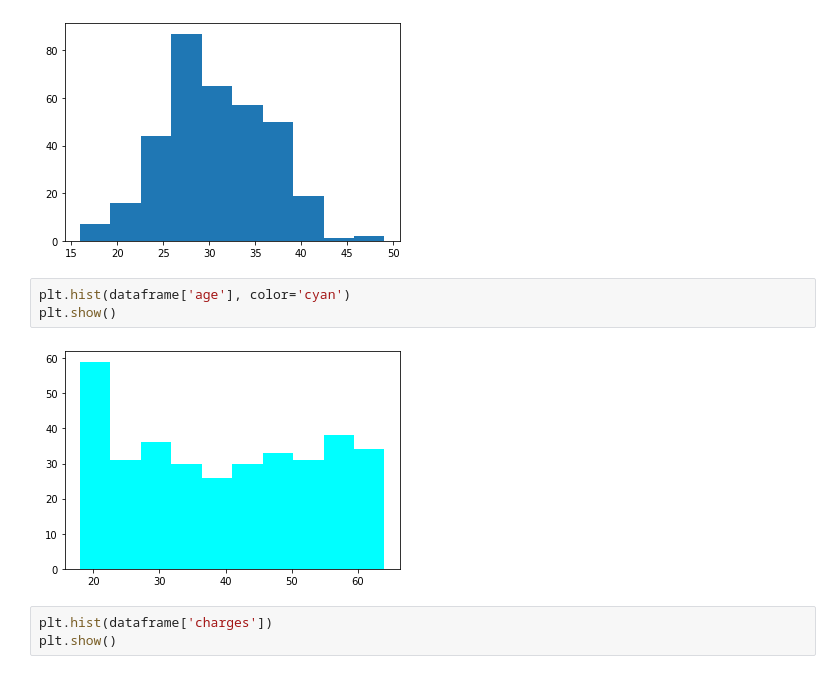
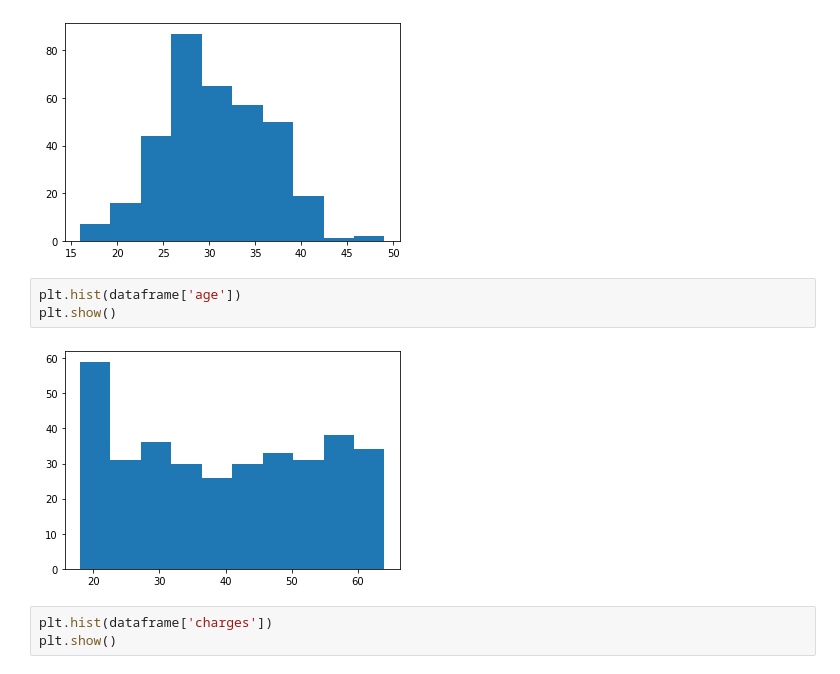
Before and after one commit to marcofuentes05/dataMining, a Jupyter notebook: ej4/Lab 4 - Insurance - Regression.ipynb, the cells around one changed output. Saved outputs shown, nothing was run; the diff lists cells and outputs as text.

```diff
--- a/ej4/Lab 4 - Insurance - Regression.ipynb
+++ b/ej4/Lab 4 - Insurance - Regression.ipynb
@@ -79,10 +78,10 @@ plt.show()
 # %% [output]
 [figure]
 # %%
-plt.hist(dataframe['age'], color='cyan')
+plt.hist(dataframe['age'])
 plt.show()
 # %% [output]
-[figure, old version]
+[figure, new version]
 # %%
 plt.hist(dataframe['charges'])
 plt.show()
```
Also changed, not shown: parts of 23 cells of this notebook, 2 other files.
